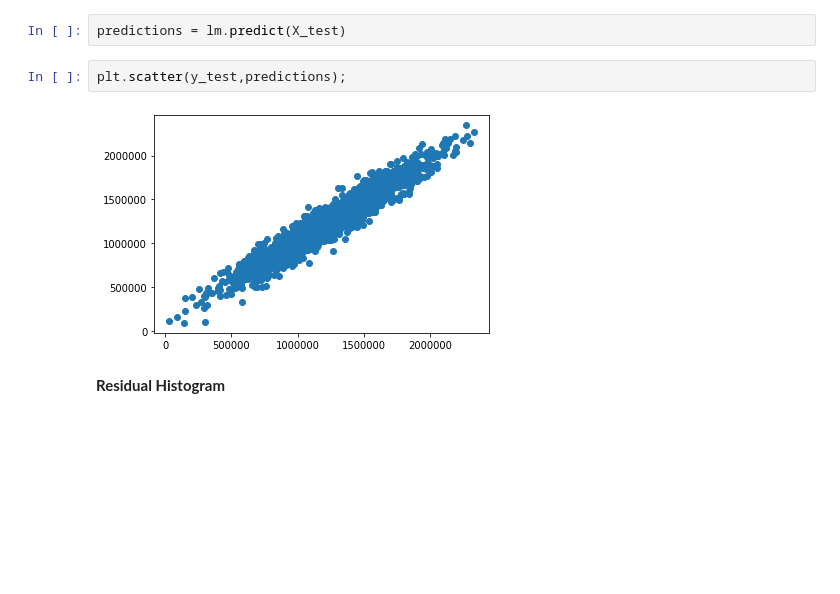
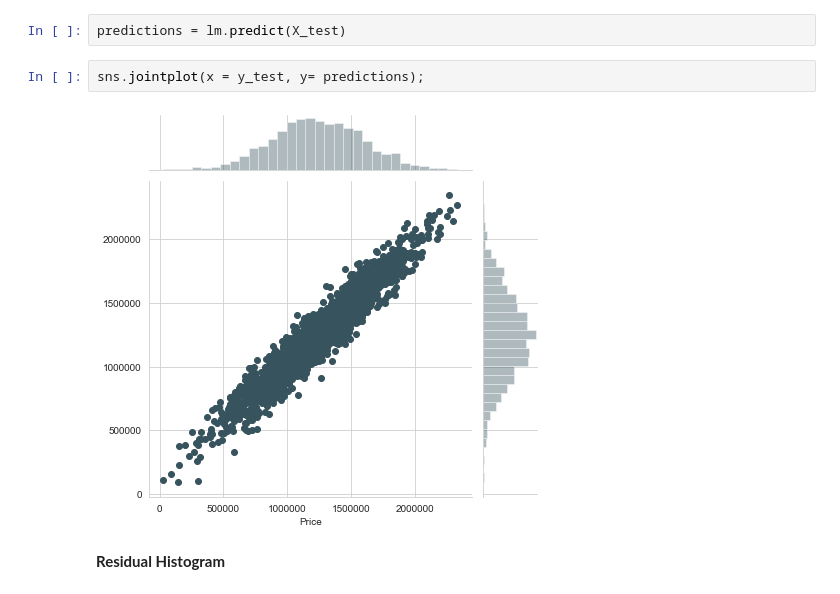
Before and after one commit to antonnifo/Linear-Regression, a Jupyter notebook: Linear Regression with Python.ipynb, the cells around one changed output. Cells and saved outputs as stored; diff of their text form; blank space fills up the shorter version.

Commit message:
use linear regression model to predict house prices

```diff
--- a/Linear Regression with Python.ipynb
+++ b/Linear Regression with Python.ipynb
@@ -155,10 +155,10 @@ it doesnt make much sense as the data is made up
 Let's grab predictions off our test set and see how well it did!
 # %%
 predictions = lm.predict(X_test)
-# %%
-plt.scatter(y_test,predictions);
-# %% [output]
-[figure, removed]
+# %%
+sns.jointplot(x = y_test, y= predictions);
+# %% [output]
+[figure, added]
 # %% [markdown]
 **Residual Histogram**
 # %%
```
Also changed, not shown: parts of 1 cell of this notebook.
